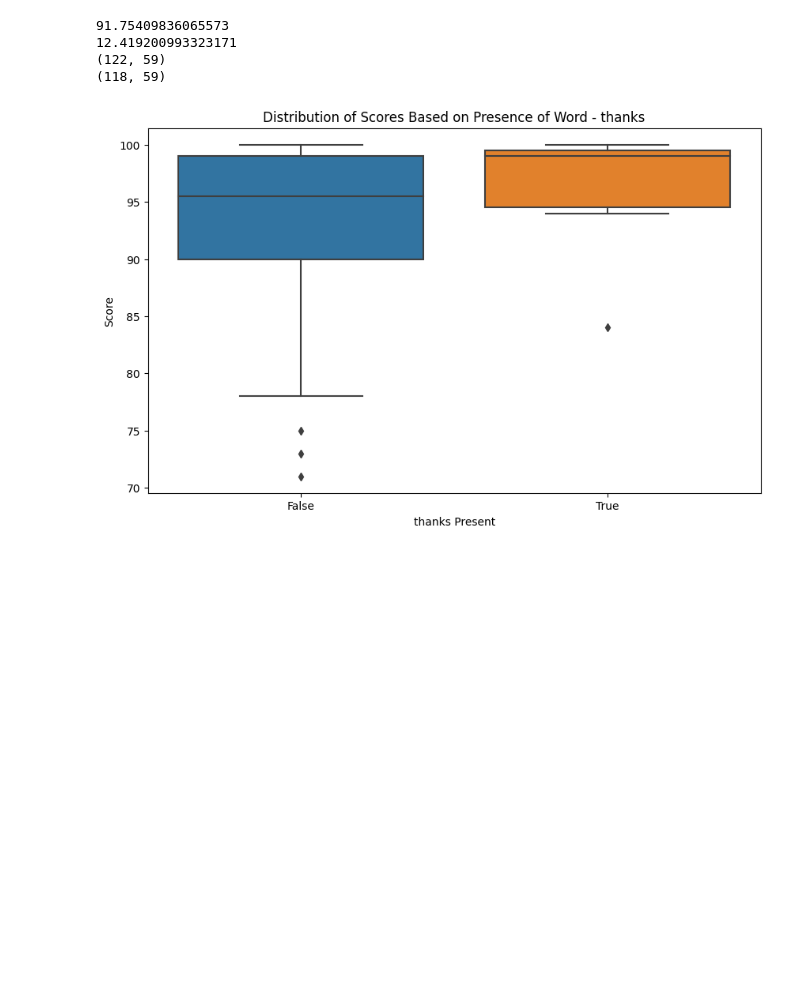
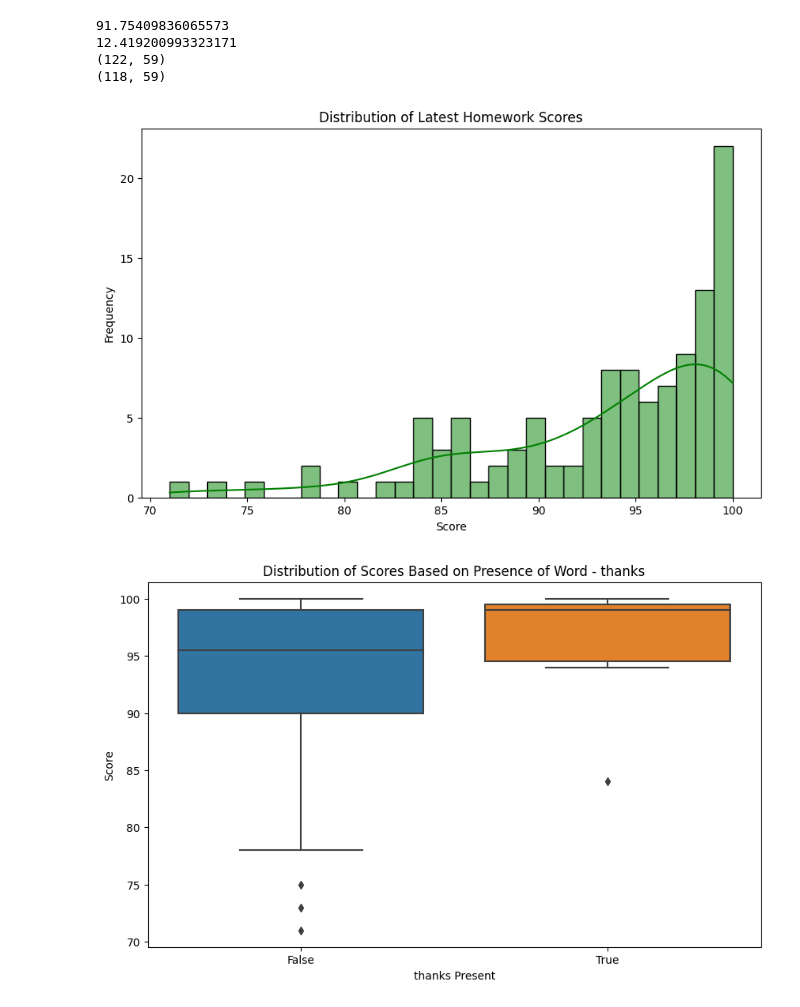
Before and after one commit to mhsendur/ChatGPT-Grade-Predictor, a Jupyter notebook: CS412_Project.ipynb, the cells around one changed output. Cells and saved outputs as stored; diff of their text form; code cells hidden in the pictures; blank space fills up the shorter version.

```diff
--- a/CS412_Project.ipynb
+++ b/CS412_Project.ipynb
@@ -785,6 +785,18 @@ if drop_promptnum_lessthan_5:
 12.419200993323171
 (122, 59)
 (118, 59)
+# %%
+# HARUN - Homework Scores Distribution After Eliminating Some Scores
+import seaborn as sns
+
+plt.figure(figsize=(10, 6))
+sns.histplot(temp_df['grade'], kde=True, color='green', bins=30)
+plt.title('Distribution of Latest Homework Scores')
+plt.xlabel('Score')
+plt.ylabel('Frequency')
+plt.show()
+# %% [output]
+[figure, added]
 # %%
 # HARUN -  Visualization: Boxplot of Scores by Presence of Thanks Keyword
 specific_keyword = 'thanks'
```
Also changed, not shown: parts of 1 cell of this notebook.
